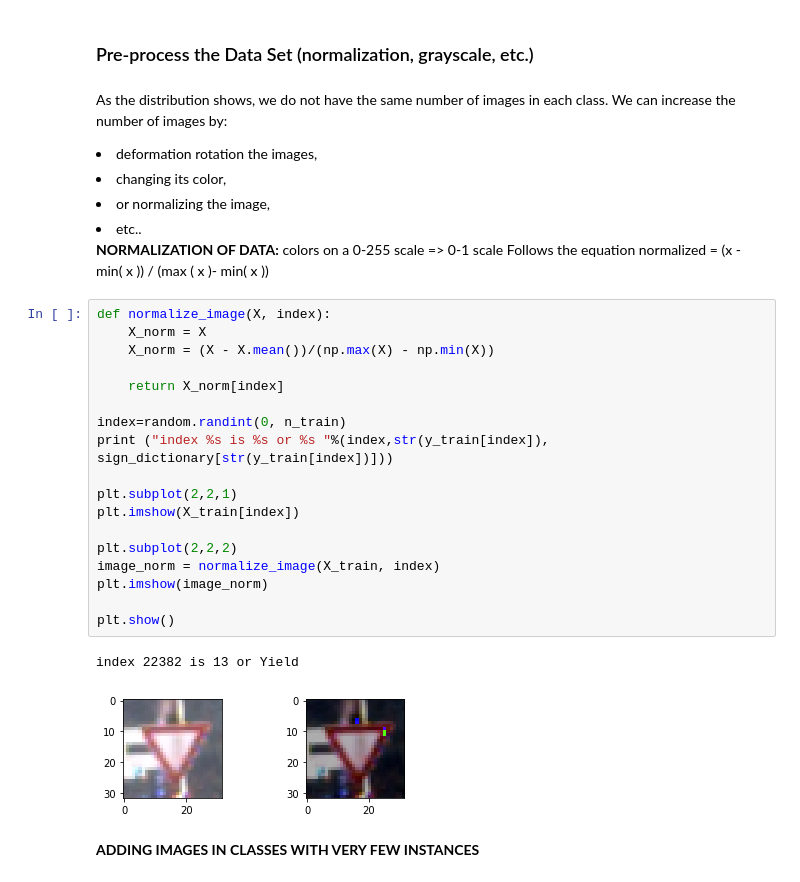
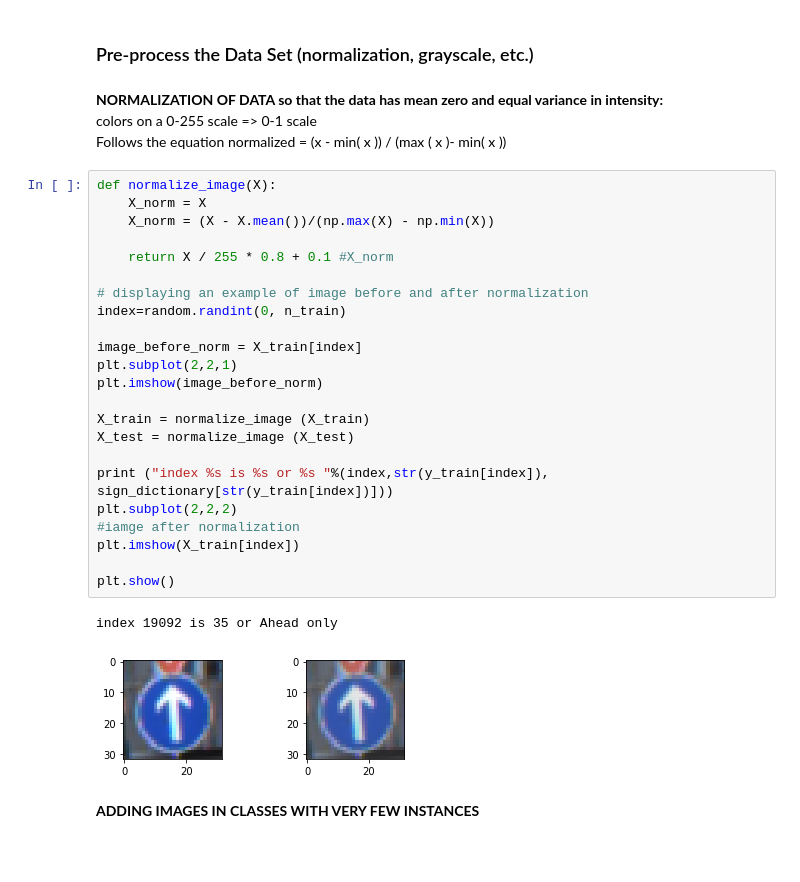
Before and after one commit to sebastienpig/TrafficSignClassifier, a Jupyter notebook: SebastienPignolo_TrafficSignClassifier.ipynb, the cells around one changed output. Saved outputs shown, nothing was run; the diff lists cells and outputs as text; blank space fills up the shorter version.

```diff
--- a/SebastienPignolo_TrafficSignClassifier.ipynb
+++ b/SebastienPignolo_TrafficSignClassifier.ipynb
@@ -242,36 +252,34 @@ Here is an example of a [published baseline model on this problem](http://yann.l
 # %% [markdown]
 ### Pre-process the Data Set (normalization, grayscale, etc.)
 # %% [markdown]
-As the distribution shows, we do not have the same number of images in each class.
-We can increase the number of images by:<br>
-<li>deformation rotation the images,</li>
-<li>changing its color, </li>
-<li> or normalizing the image, </li>
-<li> etc..</li>
-
-
-<b>NORMALIZATION OF DATA:</b> colors on a 0-255 scale => 0-1 scale
-Follows the equation normalized = (x - min( x )) / (max ( x )- min( x ))
+<b>NORMALIZATION OF DATA so that the data has mean zero and equal variance in intensity:</b>
+<br>colors on a 0-255 scale => 0-1 scale
+<br>Follows the equation normalized = (x - min( x )) / (max ( x )- min( x ))
 # %%
-def normalize_image(X, index):
+def normalize_image(X):
     X_norm = X
     X_norm = (X - X.mean())/(np.max(X) - np.min(X))
 
-    return X_norm[index]
+    return X / 255 * 0.8 + 0.1 #X_norm
 
+# displaying an example of image before and after normalization
 index=random.randint(0, n_train)
+
+image_before_norm = X_train[index]
+plt.subplot(2,2,1)
+plt.imshow(image_before_norm)
+
+X_train = normalize_image (X_train)
+X_test = normalize_image (X_test)
+
 print ("index %s is %s or %s "%(index,str(y_train[index]), sign_dictionary[str(y_train[index])]))
-
-plt.subplot(2,2,1)
+plt.subplot(2,2,2)
+#iamge after normalization
 plt.imshow(X_train[index])
 
-plt.subplot(2,2,2)
-image_norm = normalize_image(X_train, index)
-plt.imshow(image_norm)
-
 plt.show()
 # %% [output]
-index 22382 is 13 or Yield
+index 19092 is 35 or Ahead only
-[figure, old version]
+[figure, new version]
 # %% [markdown]
 <b> ADDING IMAGES IN CLASSES WITH VERY FEW INSTANCES </b>
```
Also changed, not shown: parts of 15 cells of this notebook.
